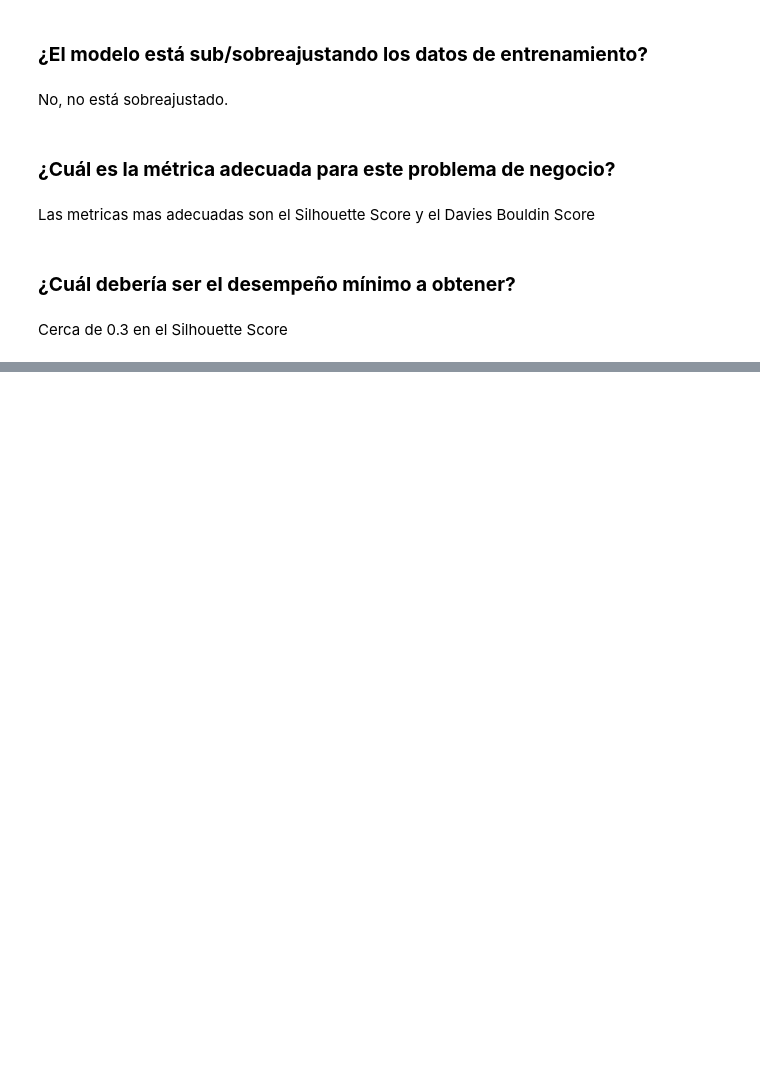
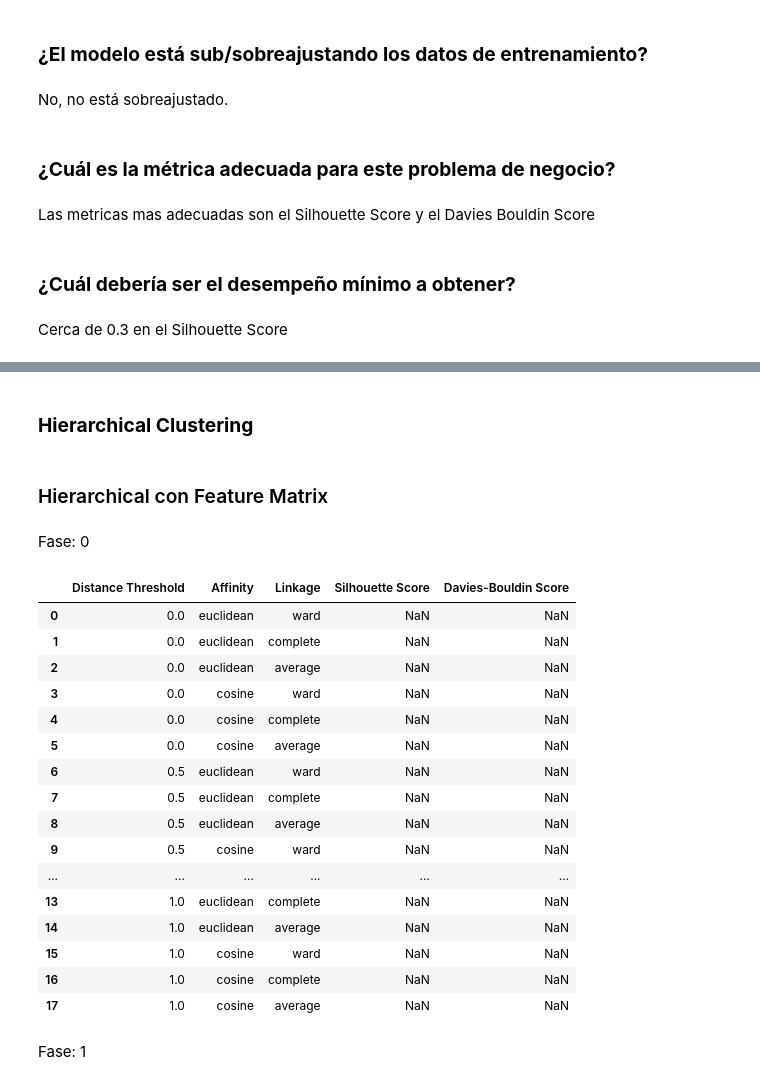
Before and after one commit to marcelarosalesj/mna_proyecto_integrador_equipo13, a Jupyter notebook: Avance4Equipo13.ipynb, the cells around one changed output, grey strips where cells are left out. Saved outputs shown, nothing was run; the diff lists cells and outputs as text; code cells hidden in the pictures; blank space fills up the shorter version.

Commit message:
Se agrega hierarchical model

```diff
--- a/Avance4Equipo13.ipynb
+++ b/Avance4Equipo13.ipynb
@@ -401,0 +479,30 @@ def get_document_embedding(texts):
+# %%
+def get_best_hierarchical_model(feature_data_tmp, distance_thresholds, metrics, linkages, is_feature_matrix=True):
+  """
+  Funcion que obtiene el mejor modelo de hierarchical clustering.
+  """
+  results = []
+
+  for distance_threshold in distance_thresholds:
+    for metric in metrics:
+      for linkage in linkages:
+        model = AgglomerativeClustering(
+            n_clusters=None,
+            distance_threshold=distance_threshold,
+            metric=metric,
+            linkage=linkage
+        )
+
+        try:
+          cluster_labels = model.fit_predict(feature_data_tmp)
+
+          silhouette = silhouette_score(feature_data_tmp, cluster_labels)
+          if is_feature_matrix:
+            dbi = davies_bouldin_score(feature_data_tmp.toarray(), cluster_labels)
+          else:
+            dbi = davies_bouldin_score(feature_data_tmp, cluster_labels)
+          results.append([distance_threshold, metric, linkage, silhouette, dbi])
+        except:
+          results.append([distance_threshold, metric, linkage, np.nan, np.nan])
+
+  return results
@@ -1516,0 +1665,34 @@ Cerca de 0.3 en el Silhouette Score
+# %% [markdown]
+### **Hierarchical Clustering**
+# %%
+distance_thresholds = [0, 0.5, 1.0]
+affinities = ['euclidean', 'cosine']
+linkages = ['ward', 'complete', 'average']
+# %% [markdown]
+### Hierarchical con Feature Matrix
+# %% [markdown]
+Fase: 0
+# %%
+dict_hierarchical_feature_matrix0 = get_best_hierarchical_model(feature_matrix0, distance_thresholds, affinities, linkages)
+# %%
+pd.DataFrame(dict_hierarchical_feature_matrix0, columns=['Distance Threshold', 'Affinity', 'Linkage', 'Silhouette Score', 'Davies-Bouldin Score'])
+# %% [output]
+|  | Distance Threshold | Affinity | Linkage | Silhouette Score | Davies-Bouldin Score |
+| 0 | 0.0 | euclidean | ward | NaN | NaN |
+| 1 | 0.0 | euclidean | complete | NaN | NaN |
+| 2 | 0.0 | euclidean | average | NaN | NaN |
+| 3 | 0.0 | cosine | ward | NaN | NaN |
+| 4 | 0.0 | cosine | complete | NaN | NaN |
+| 5 | 0.0 | cosine | average | NaN | NaN |
+| 6 | 0.5 | euclidean | ward | NaN | NaN |
+| 7 | 0.5 | euclidean | complete | NaN | NaN |
+| 8 | 0.5 | euclidean | average | NaN | NaN |
+| 9 | 0.5 | cosine | ward | NaN | NaN |
+| ... | ... | ... | ... | ... | ... |
+| 13 | 1.0 | euclidean | complete | NaN | NaN |
+| 14 | 1.0 | euclidean | average | NaN | NaN |
+| 15 | 1.0 | cosine | ward | NaN | NaN |
+| 16 | 1.0 | cosine | complete | NaN | NaN |
+| 17 | 1.0 | cosine | average | NaN | NaN |
+# %% [markdown]
+Fase: 1
```
Also changed, not shown: parts of 128 cells of this notebook.
